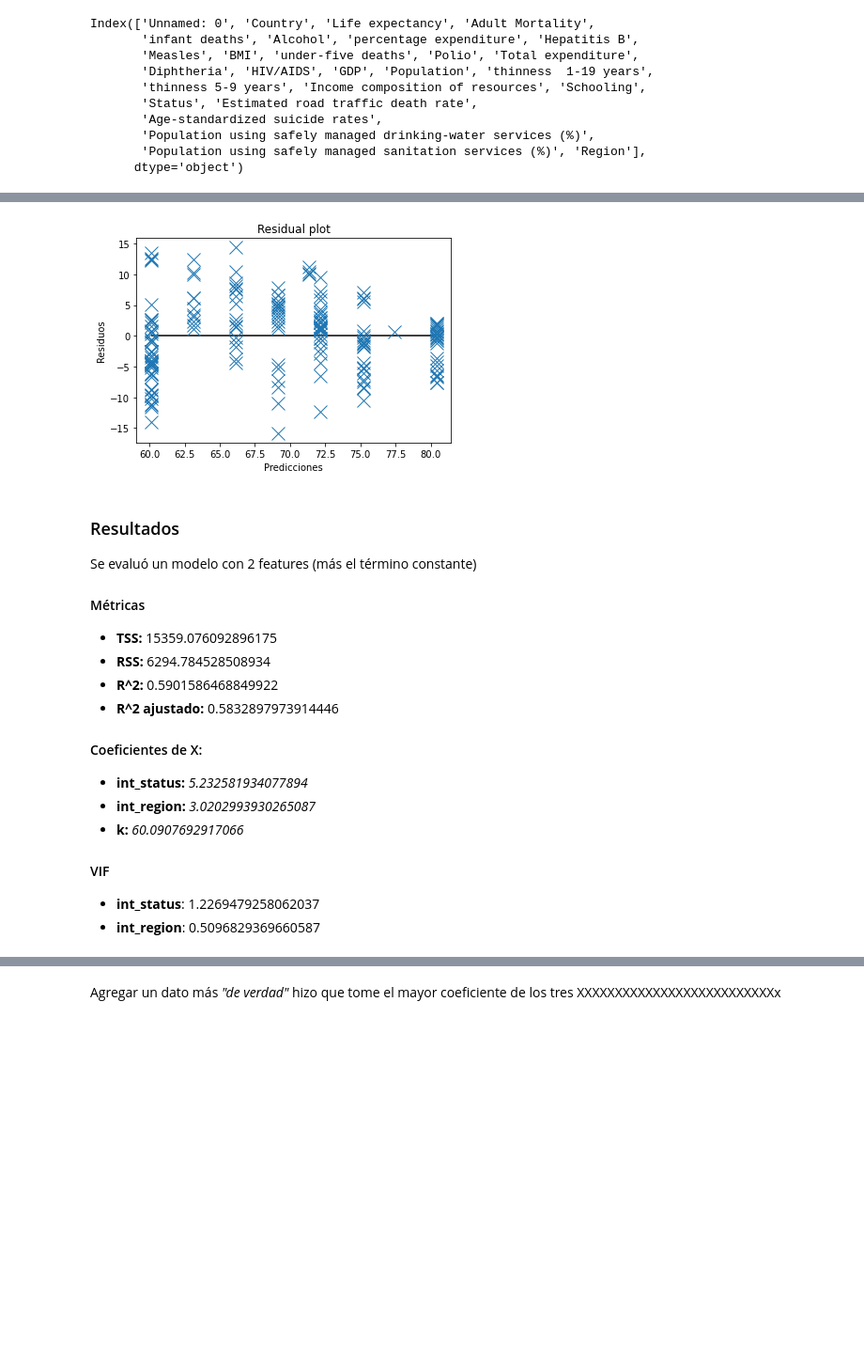
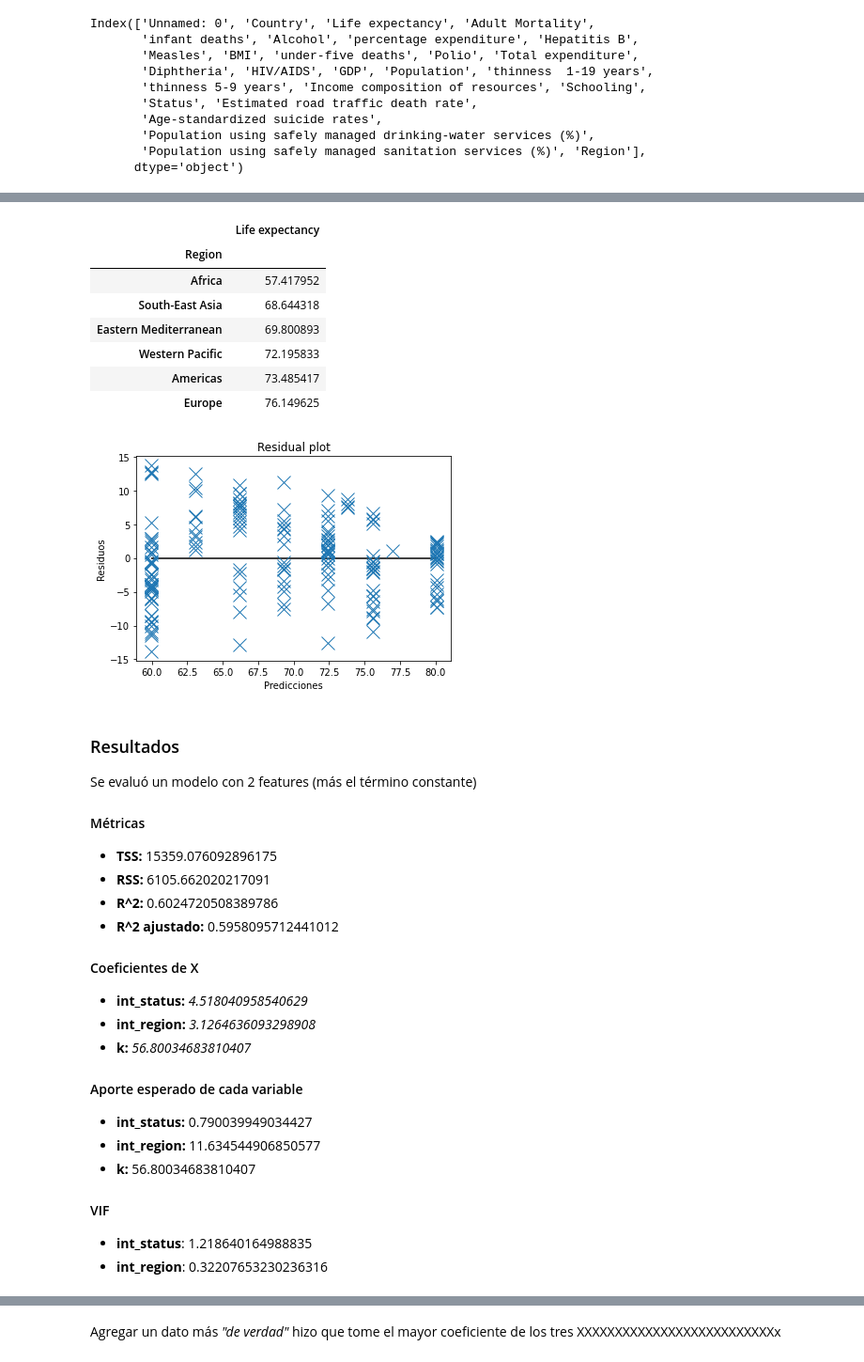
Before and after one commit to iglosiggio/metnum-tp3, a Jupyter notebook: notebooks/modelos-de-regresion-reentrega.ipynb, the cells around one changed output, grey strips where cells are left out. Shown at 94% size. Saved outputs shown, nothing was run; the diff lists cells and outputs as text; code cells hidden in the pictures; blank space fills up the shorter version.

Commit message:
regresión: Agregada la noción de "aporte esperado" y arrancado el laburo de documentar los modelos

```diff
--- a/notebooks/modelos-de-regresion-reentrega.ipynb
+++ b/notebooks/modelos-de-regresion-reentrega.ipynb
@@ -85,9 +85,13 @@ def probar_modelo(param_A):
     print(f'- **RSS:** {rss}')
     print(f'- **R^2:** {r2}')
     print(f'- **R^2 ajustado:** {r2_ajustado}')
-    print('#### Coeficientes de X:')
+    print('#### Coeficientes de X')
     for (col, coeff) in zip(A.columns, X):
         print(f'- **{col}:** _{coeff}_')
+    print('#### Aporte esperado de cada variable')
+    pais_promedio = A.mean()
+    for col_idx, col in enumerate(A.columns):
+        print(f'- **{col}:** {X[col_idx] * pais_promedio[col]}')
     vif(param_A)
     plt = residual_plot(A, X, B)
     plt.show()
@@ -131,29 +137,39 @@ Con esto ahora podemos empezar a evaluar distintos modelos, carguemos los datos
 # %%
+avg_life_expectancy_per_region = df.groupby('Region')[['Region', 'Life expectancy']].mean().sort_values(by='Life expectancy')
+display(avg_life_expectancy_per_region)
 region_int_mapping = {
-    # Orden basado en las densidades máximas vistas durante el análisis de los datos
-    'Africa': 0,
-    'South-East Asia': 1,
-    'Western Pacific': 2,
-    'Eastern Mediterranean': 3,
-    'Americas': 4,
-    'Europe': 5
+    region: idx + 1
+    for idx, region
+    in enumerate(avg_life_expectancy_per_region.reset_index().Region)
 }
 df['int_status'] = df['Status'].apply(lambda x: 0 if x=='Developing' else 1)
 df['int_region'] = df['Region'].apply(lambda x: region_int_mapping[x])
 probar_modelo(df[['int_status', 'int_region']])
 # %% [output]
+|  | Life expectancy |
+| Region |  |
+| Africa | 57.417952 |
+| South-East Asia | 68.644318 |
+| Eastern Mediterranean | 69.800893 |
+| Western Pacific | 72.195833 |
+| Americas | 73.485417 |
+| Europe | 76.149625 |
-[figure, old version]
+[figure, new version]
 ### Resultados
 Se evaluó un modelo con 2 features (más el término constante)
 #### Métricas
 - **TSS:** 15359.076092896175
-- **RSS:** 6294.784528508934
-- **R^2:** 0.5901586468849922
-- **R^2 ajustado:** 0.5832897973914446
-#### Coeficientes de X:
-- **int_status:** _5.232581934077894_
-- **int_region:** _3.0202993930265087_
-- **k:** _60.0907692917066_
+- **RSS:** 6105.662020217091
+- **R^2:** 0.6024720508389786
+- **R^2 ajustado:** 0.5958095712441012
+#### Coeficientes de X
+- **int_status:** _4.518040958540629_
+- **int_region:** _3.1264636093298908_
+- **k:** _56.80034683810407_
+#### Aporte esperado de cada variable
+- **int_status:** 0.790039949034427
+- **int_region:** 11.634544906850577
+- **k:** 56.80034683810407
 #### VIF
-- **int_status**: 1.2269479258062037
-- **int_region**: 0.5096829369660587
+- **int_status**: 1.218640164988835
+- **int_region**: 0.32207653230236316
```
Also changed, not shown: parts of 13 cells of this notebook.
